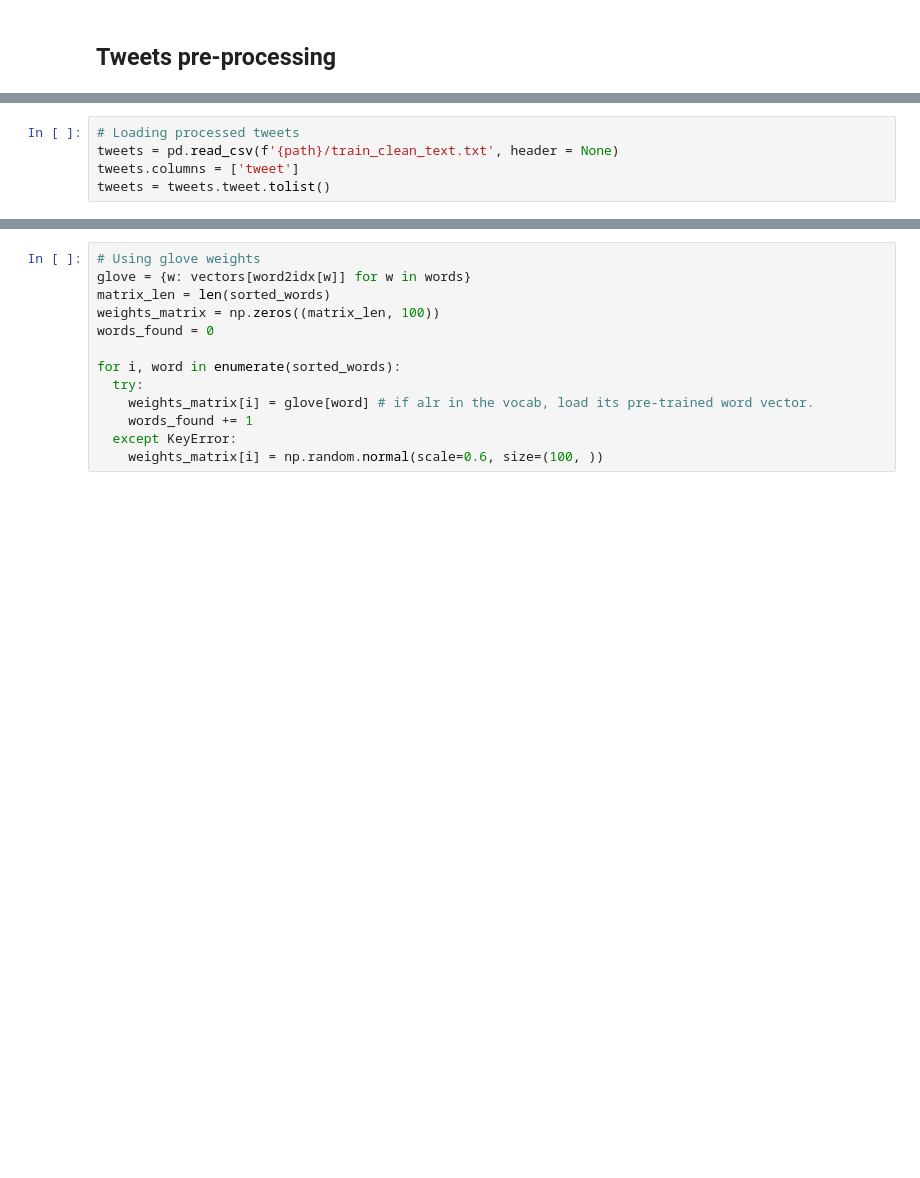
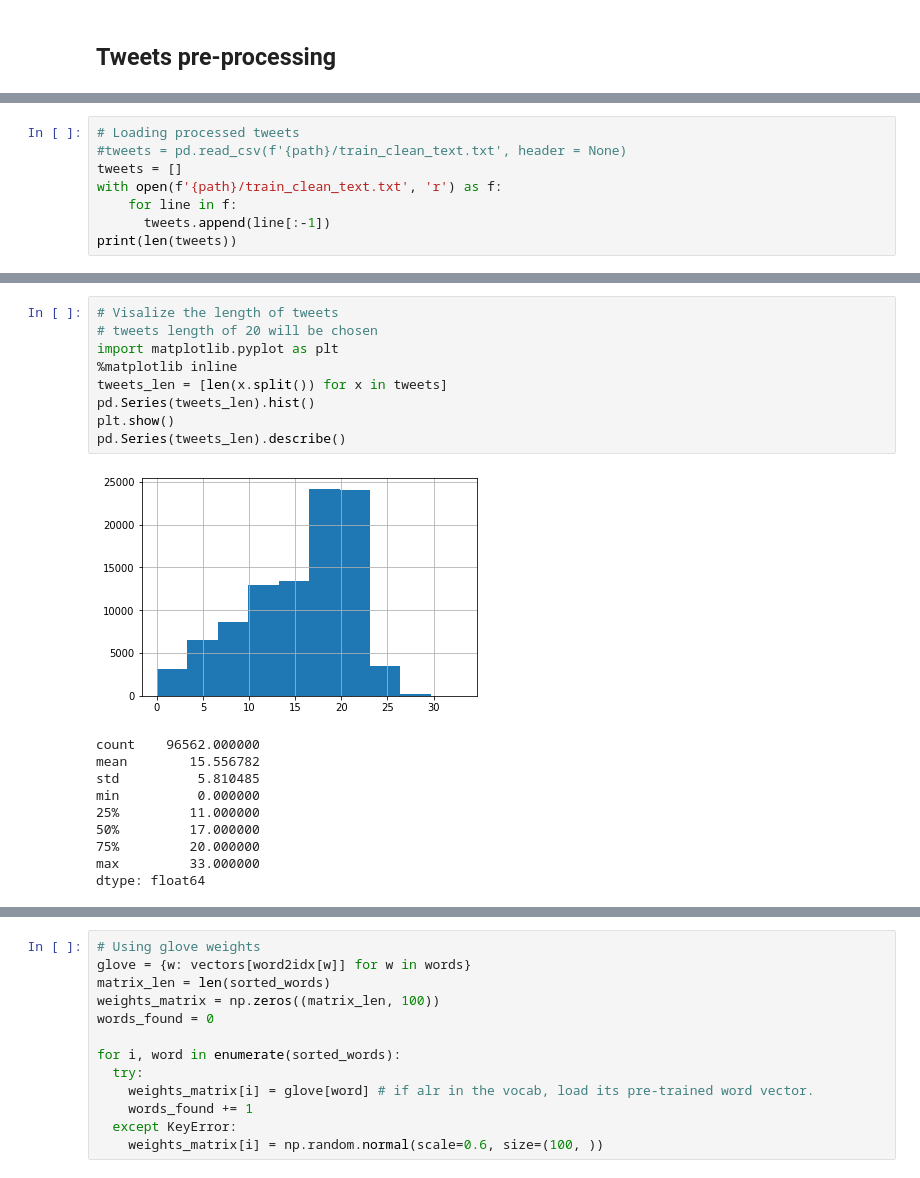
Before and after one commit to BenBadnani/CS505-final-project, a Jupyter notebook: Retweet Model 2.ipynb, the cells around one changed output, grey strips where cells are left out. Saved outputs shown, nothing was run; the diff lists cells and outputs as text; blank space fills up the shorter version.

Commit message:
modified training size

```diff
--- a/Retweet Model 2.ipynb
+++ b/Retweet Model 2.ipynb
@@ -118,6 +129,9 @@ for item in tweets:
 file.close()
 # %%
 # Loading processed tweets
-tweets = pd.read_csv(f'{path}/train_clean_text.txt', header = None)
-tweets.columns = ['tweet']
-tweets = tweets.tweet.tolist()
+#tweets = pd.read_csv(f'{path}/train_clean_text.txt', header = None)
+tweets = []
+with open(f'{path}/train_clean_text.txt', 'r') as f:
+    for line in f:
+      tweets.append(line[:-1])
+print(len(tweets))
@@ -174,0 +148,20 @@ tweets_final = generate_sentence(tweets_pad)
+# %%
+# Visalize the length of tweets
+# tweets length of 20 will be chosen
+import matplotlib.pyplot as plt
+%matplotlib inline
+tweets_len = [len(x.split()) for x in tweets]
+pd.Series(tweets_len).hist()
+plt.show()
+pd.Series(tweets_len).describe()
+# %% [output]
+[figure, added]
+count    96562.000000
+mean        15.556782
+std          5.810485
+min          0.000000
+25%         11.000000
+50%         17.000000
+75%         20.000000
+max         33.000000
+dtype: float64
```
Also changed, not shown: parts of 17 cells of this notebook.
